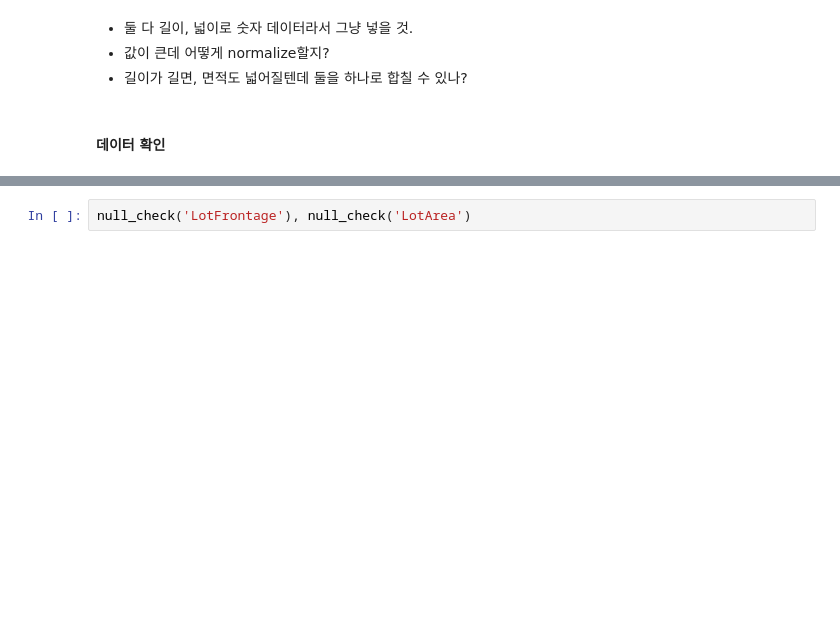
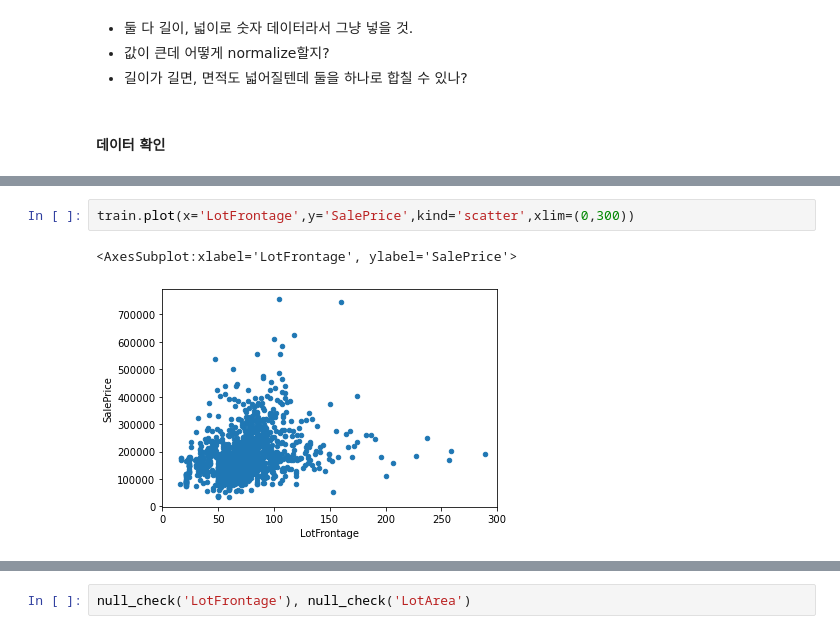
Before and after one commit to seosztt/Kaggle, a Jupyter notebook: house_prices/house_price.ipynb, the cells around one changed output, grey strips where cells are left out. Saved outputs shown, nothing was run; the diff lists cells and outputs as text; blank space fills up the shorter version.

```diff
--- a/house_prices/house_price.ipynb
+++ b/house_prices/house_price.ipynb
@@ -343,0 +357,5 @@ Name: LotArea, Length: 1106, dtype: int64
+# %%
+train.plot(x='LotFrontage',y='SalePrice',kind='scatter',xlim=(0,300))
+# %% [output]
+<AxesSubplot:xlabel='LotFrontage', ylabel='SalePrice'>
+[figure, added]
```
Also changed, not shown: parts of 455 cells of this notebook, 8 other files.
